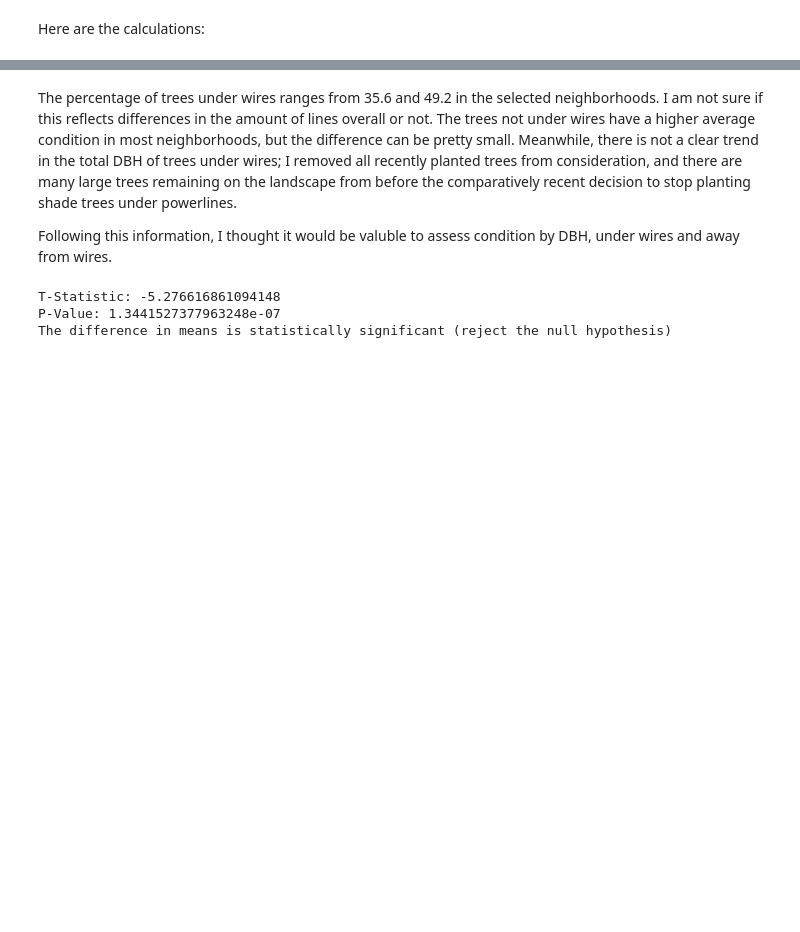
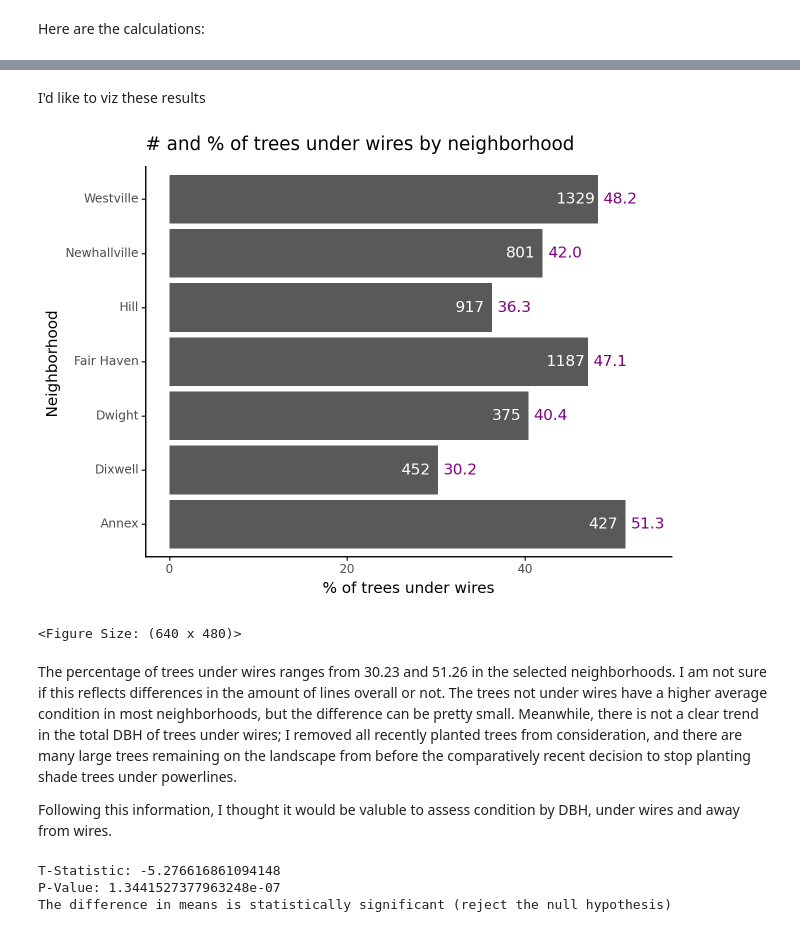
Before and after one commit to envirodatascience/final-project-urban-treeam, a Jupyter notebook: Les_UtilityLines.ipynb, the cells around one changed output, grey strips where cells are left out. Saved outputs shown, nothing was run; the diff lists cells and outputs as text; code cells hidden in the pictures; blank space fills up the shorter version.

```diff
--- a/Les_UtilityLines.ipynb
+++ b/Les_UtilityLines.ipynb
@@ -143,5 +252,22 @@ nbhds.head()
+# %% [markdown]
+I'd like to viz these results
+# %%
+nbhds.perc_wire=nbhds.perc_wire.round(decimals=1)
+(
+  ggplot(nbhds)
+   + geom_col( aes(x='Neighborhood', y='perc_wire'))
+   + coord_flip()
+   + geom_text(aes(x='Neighborhood', y='perc_wire', label='Wire_Trees'), color='white', nudge_y = -2.5)
+   + geom_text(aes(x='Neighborhood', y='perc_wire', label='perc_wire'), color='purple', nudge_y = 2.5)
+   + ylab("% of trees under wires")
+   + ggtitle("# and % of trees under wires by neighborhood")
+   + theme_classic()
+)
+# %% [output]
+[figure, added]
+<Figure Size: (640 x 480)>
 # %% [markdown]
-The percentage of trees under wires ranges from 35.6 and 49.2 in the selected neighborhoods. I am not sure if this reflects differences in the amount of lines overall or not. The trees not under wires have a higher average condition in most neighborhoods, but the difference can be pretty small. Meanwhile, there is not a clear trend in the total DBH of trees under wires; I removed all recently planted trees from consideration, and there are many large trees remaining on the landscape from before the comparatively recent decision to stop planting shade trees under powerlines.
+The percentage of trees under wires ranges from 30.23 and 51.26 in the selected neighborhoods. I am not sure if this reflects differences in the amount of lines overall or not. The trees not under wires have a higher average condition in most neighborhoods, but the difference can be pretty small. Meanwhile, there is not a clear trend in the total DBH of trees under wires; I removed all recently planted trees from consideration, and there are many large trees remaining on the landscape from before the comparatively recent decision to stop planting shade trees under powerlines.
 
 Following this information, I thought it would be valuble to assess condition by DBH, under wires and away from wires.
 # %%
```
Also changed, not shown: parts of 19 cells of this notebook.
